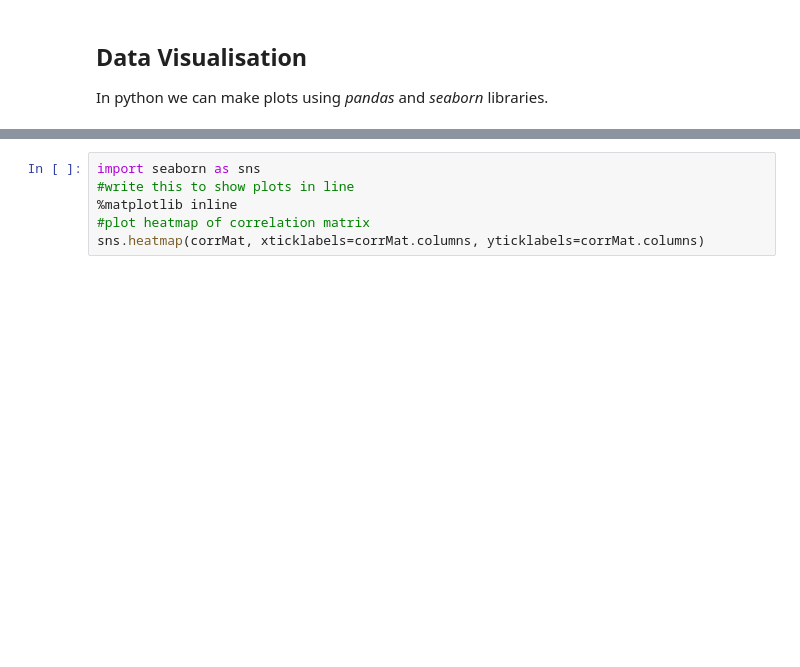
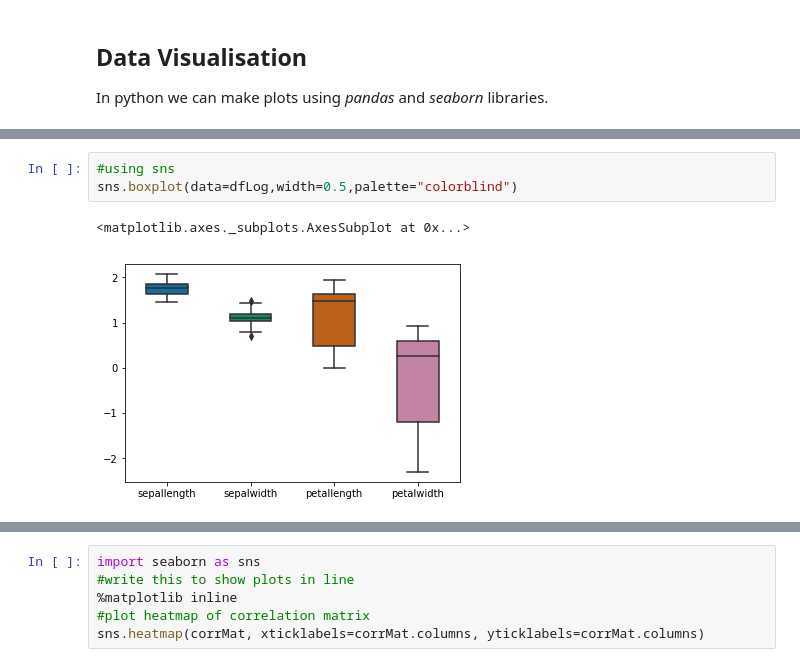
Before and after one commit to urmi-21/python3-dataScience18, a Jupyter notebook: pandas.ipynb, the cells around one changed output, grey strips where cells are left out. Cells and saved outputs as stored; diff of their text form; blank space fills up the shorter version.

```diff
--- a/pandas.ipynb
+++ b/pandas.ipynb
@@ -394,0 +406,6 @@ In python we can make plots using *pandas* and *seaborn* libraries.
+# %%
+#using sns
+sns.boxplot(data=dfLog,width=0.5,palette="colorblind")
+# %% [output]
+<matplotlib.axes._subplots.AxesSubplot at 0x...>
+[figure, added]
```
Also changed, not shown: parts of 7 cells of this notebook.
